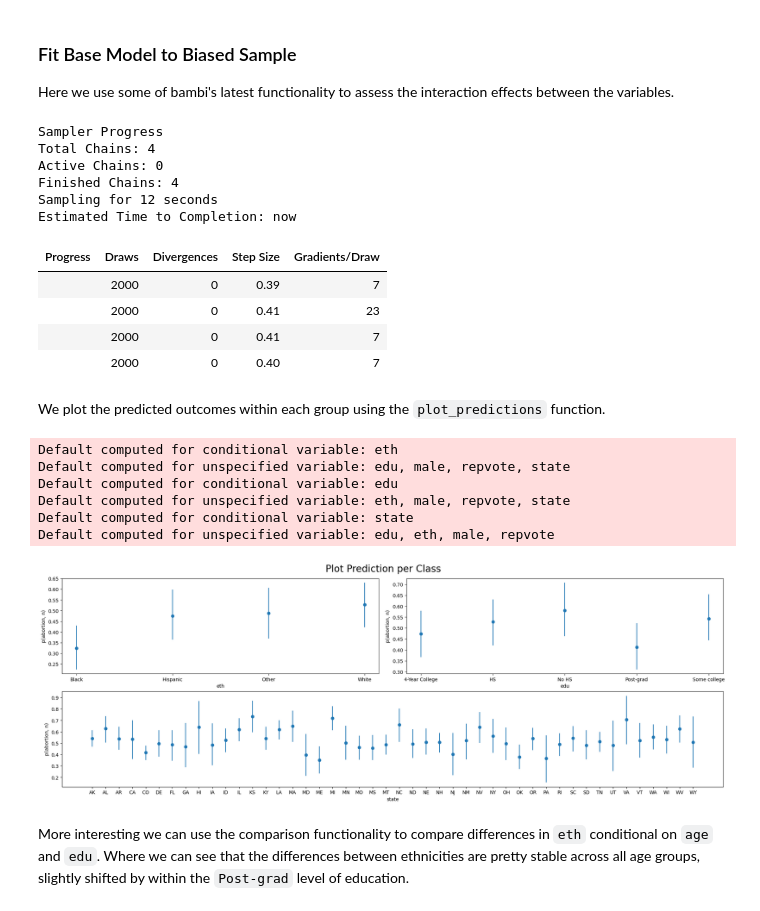
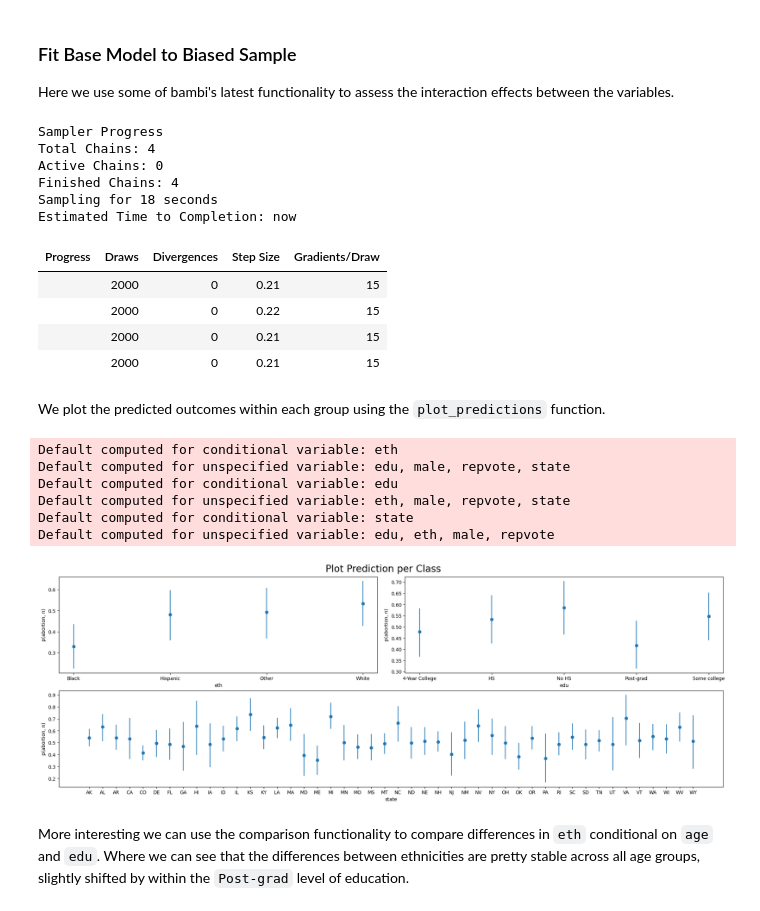
Before and after one commit to bambinos/bambi, a Jupyter notebook: docs/notebooks/mister_p.ipynb, the cells around one changed output. Cells and saved outputs as stored; diff of their text form; code cells hidden in the pictures.

```diff
--- a/docs/notebooks/mister_p.ipynb
+++ b/docs/notebooks/mister_p.ipynb
@@ -536,36 +510,35 @@ Our `model_df` now has one row per Strata across all the demographic cuts.
 
 Here we use some of bambi's latest functionality to assess the interaction effects between the variables.
 # %%
-formula = """ p(abortion, n) ~ C(state) + C(eth) + C(edu) + male + repvote"""
+formula = "p(abortion, n) ~ C(state) + C(eth) + C(edu) + male + repvote"
 
 base_model = bmb.Model(formula, model_df, family="binomial")
 
 result = base_model.fit(
     random_seed=100,
     target_accept=0.95,
     inference_method="nutpie",
     num_chains=4,
-    idata_kwargs={"log_likelihood": True},
 )
 # %% [output]
 Sampler Progress
 Total Chains: 4
 Active Chains: 0
 Finished Chains: 4
-Sampling for 12 seconds
+Sampling for 18 seconds
 Estimated Time to Completion: now
 | Progress | Draws | Divergences | Step Size | Gradients/Draw |
-|  | 2000 | 0 | 0.39 | 7 |
-|  | 2000 | 0 | 0.41 | 23 |
-|  | 2000 | 0 | 0.41 | 7 |
-|  | 2000 | 0 | 0.40 | 7 |
+|  | 2000 | 0 | 0.21 | 15 |
+|  | 2000 | 0 | 0.22 | 15 |
+|  | 2000 | 0 | 0.21 | 15 |
+|  | 2000 | 0 | 0.21 | 15 |
 # %% [markdown]
 We plot the predicted outcomes within each group using the `plot_predictions` function.
 # %%
 mosaic = """
-    AABB
-    CCCC
-    """
+AABB
+CCCC
+"""
 
 fig = plt.figure(layout="constrained", figsize=(20, 7))
 axs = fig.subplot_mosaic(mosaic)
@@ -581,7 +554,7 @@ Default computed for conditional variable: edu
 Default computed for unspecified variable: eth, male, repvote, state
 Default computed for conditional variable: state
 Default computed for unspecified variable: edu, eth, male, repvote
-[figure, old version]
+[figure, new version]
 # %% [markdown]
 More interesting we can use the comparison functionality to compare differences in `eth` conditional on `age` and `edu`. Where we can see that the differences between ethnicities are pretty stable across all age groups, slightly shifted by within the `Post-grad` level of education.
 # %%
```
Also changed, not shown: parts of 18 cells of this notebook, 15 other files.
